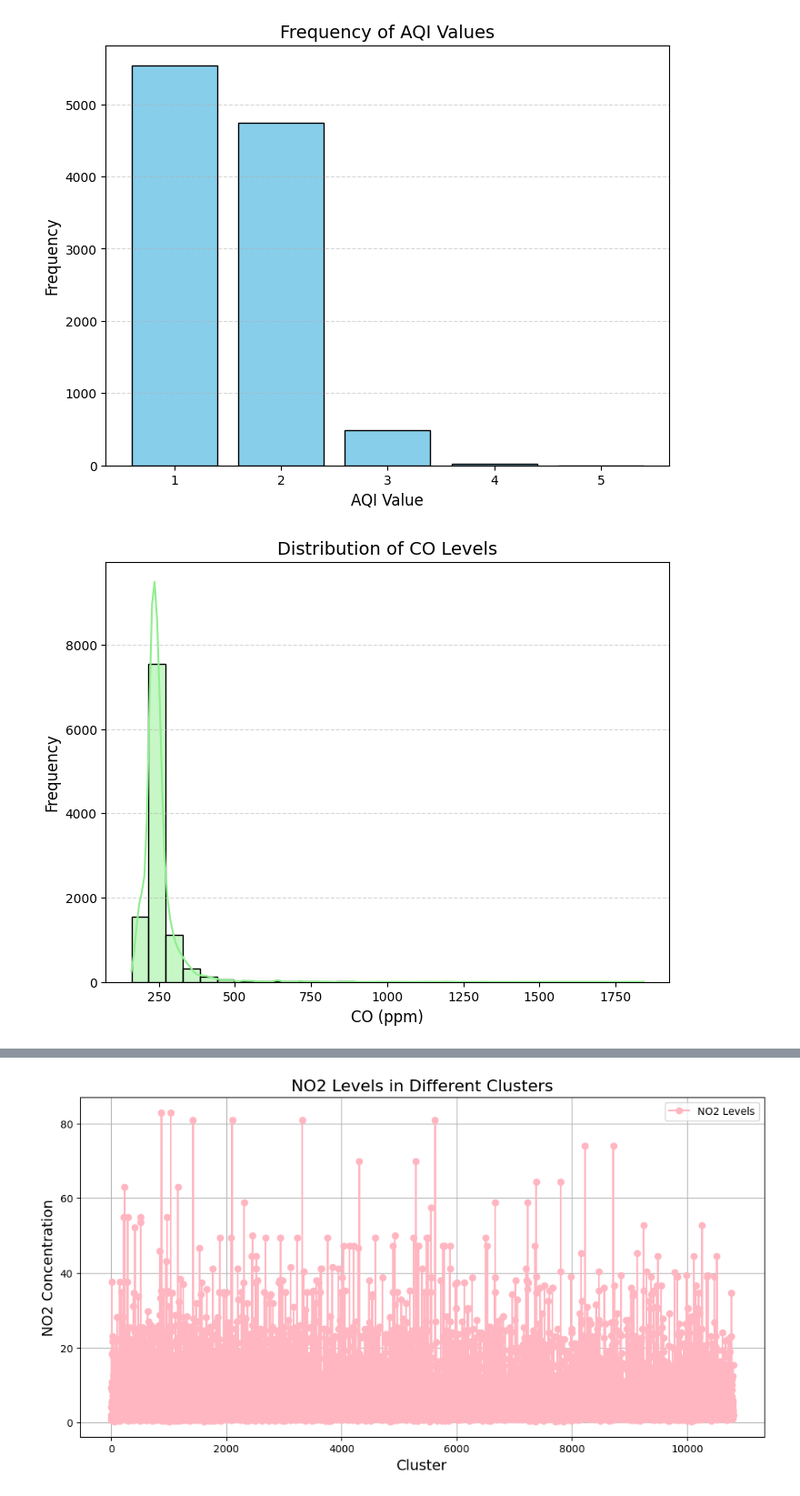
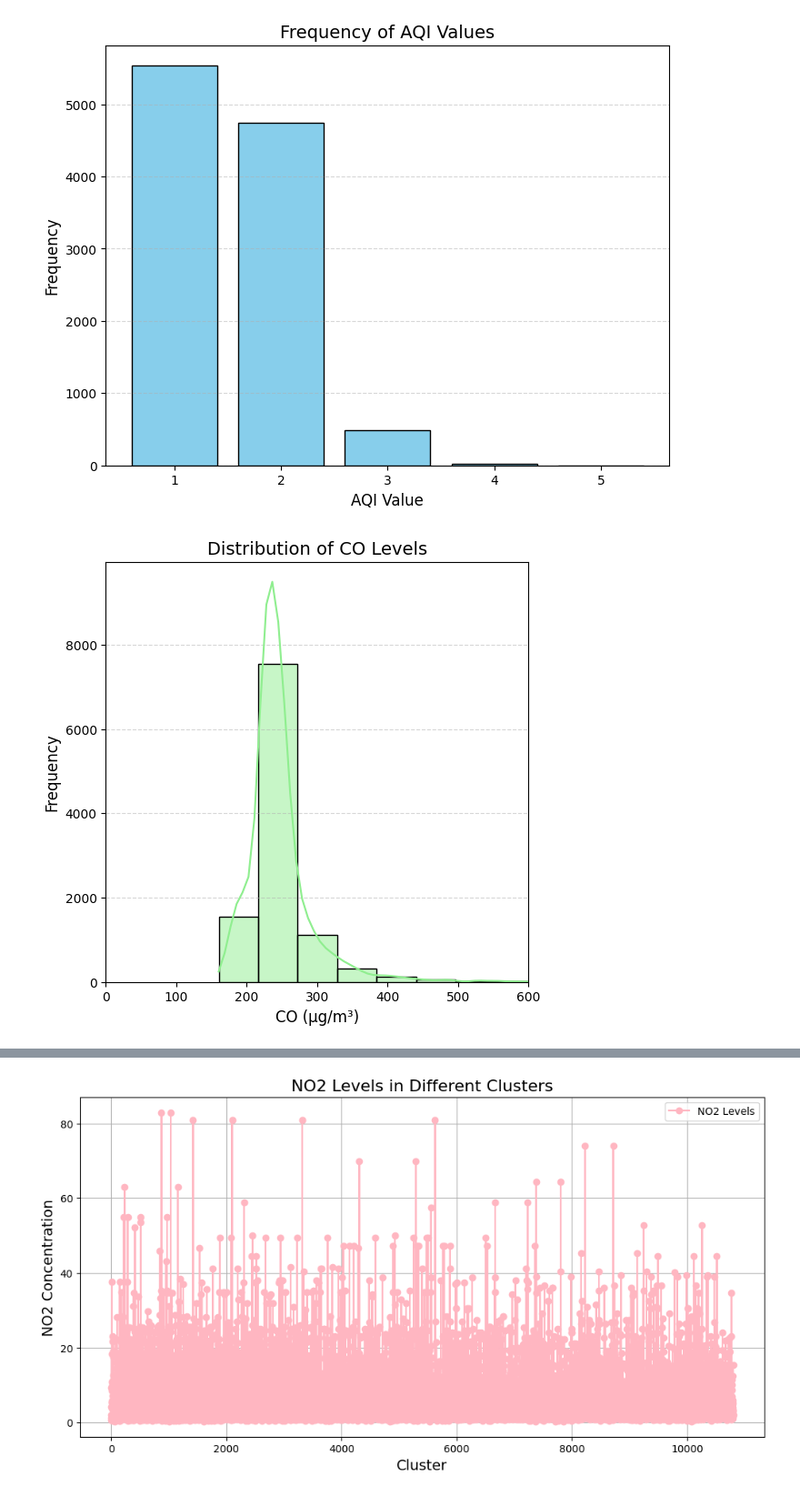
Before and after one commit to debuganagha/My-AQI-Trees-Project, a Jupyter notebook: preprocessing.ipynb, the cells around one changed output, grey strips where cells are left out. Shown at 91% size. Saved outputs shown, nothing was run; the diff lists cells and outputs as text; code cells hidden in the pictures.

```diff
--- a/preprocessing.ipynb
+++ b/preprocessing.ipynb
@@ -38,17 +38,24 @@ plt.show()
 [figure]
 # %%
 import seaborn as sns
+import matplotlib.pyplot as plt
 
 # Plotting a histogram for CO values with a KDE line
-plt.figure(figsize=(8, 6))
+plt.figure(figsize=(6, 6))
 sns.histplot(merged_data['CO'], bins=30, color='lightgreen', edgecolor='black', kde=True)
 plt.title("Distribution of CO Levels", fontsize=14)
-plt.xlabel("CO (ppm)", fontsize=12)
+plt.xlabel("CO (µg/m³)", fontsize=12)
 plt.ylabel("Frequency", fontsize=12)
+
+# Set the x-axis limit
+plt.xlim(0, 600)
+
+# Add a grid for the y-axis
 plt.grid(axis='y', linestyle='--', alpha=0.5)
+
 plt.show()
 # %% [output]
-[figure, old version]
+[figure, new version]
 # %%
 import seaborn as sns
 
```
Also changed, not shown: parts of 3 cells of this notebook, 25 other files.
